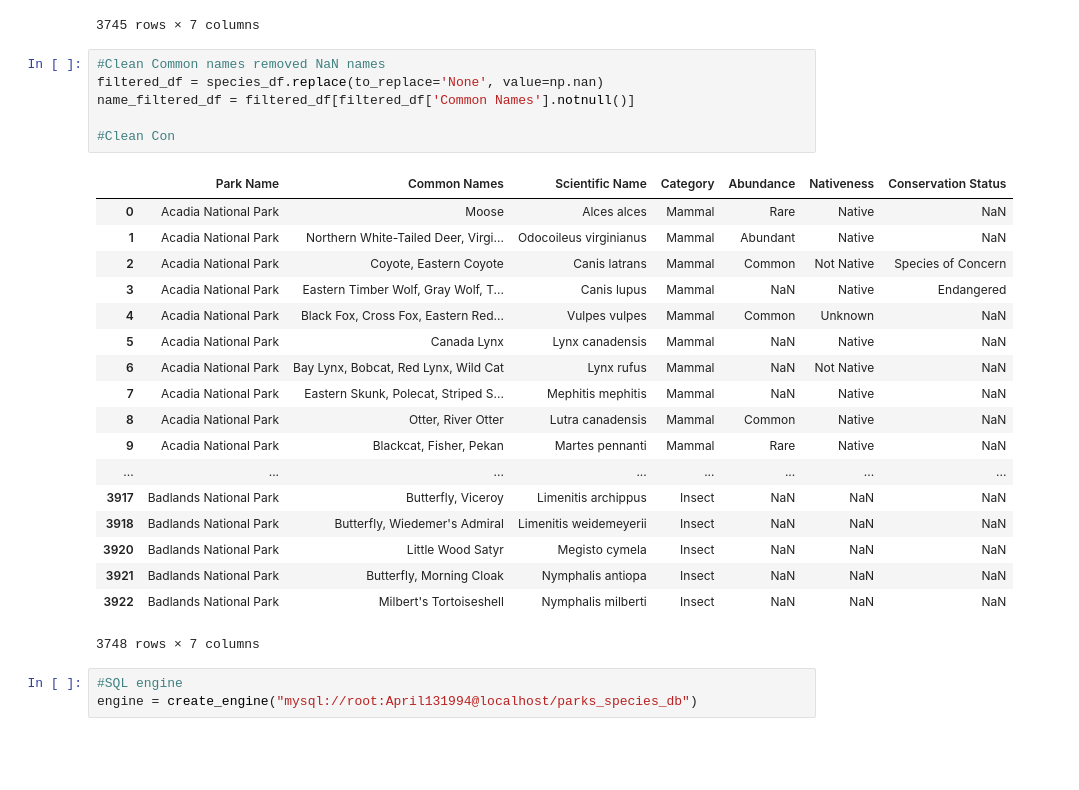
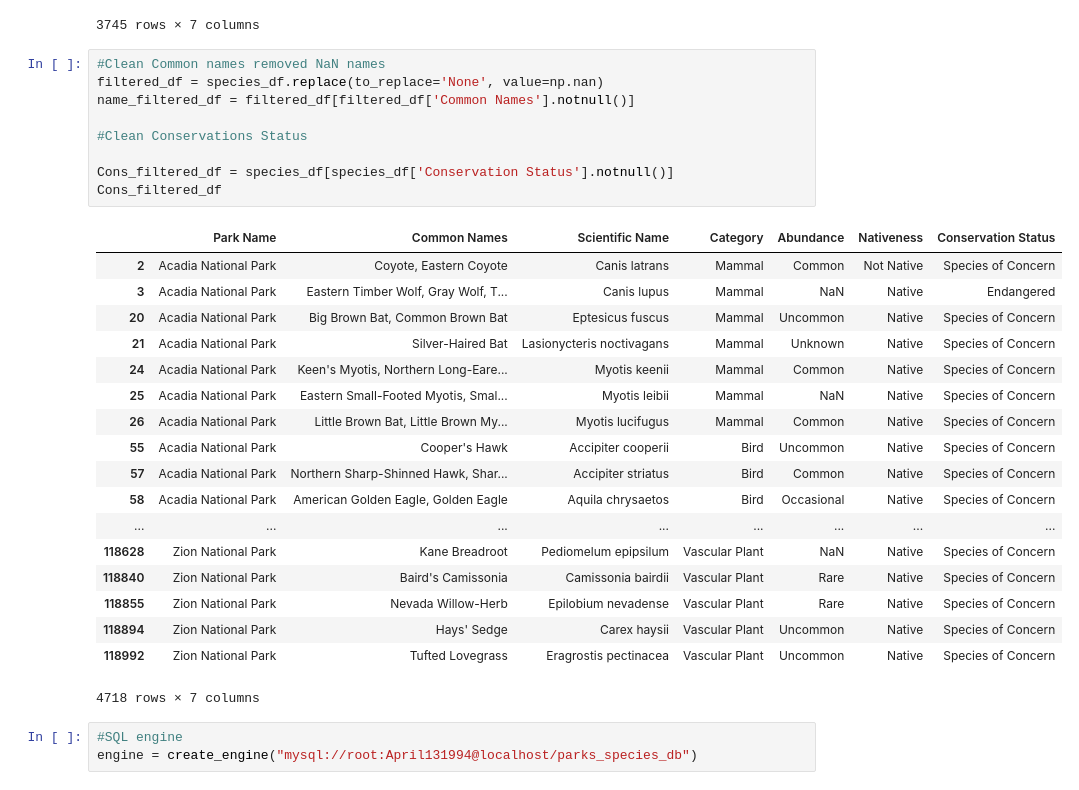
Before and after one commit to bjd-project2/Project_2, a Jupyter notebook: Project2DataFrames.ipynb, the cells around one changed output. Saved outputs shown, nothing was run; the diff lists cells and outputs as text; blank space fills up the shorter version.

Commit message:
update clean

```diff
--- a/Project2DataFrames.ipynb
+++ b/Project2DataFrames.ipynb
@@ -50,28 +50,31 @@ species_df.head(3745)
 # %%
 #Clean Common names removed NaN names
 filtered_df = species_df.replace(to_replace='None', value=np.nan)
 name_filtered_df = filtered_df[filtered_df['Common Names'].notnull()]
 
-#Clean Con
+#Clean Conservations Status
+
+Cons_filtered_df = species_df[species_df['Conservation Status'].notnull()]
+Cons_filtered_df
 # %% [output]
 |  | Park Name | Common Names | Scientific Name | Category | Abundance | Nativeness | Conservation Status |
-| 0 | Acadia National Park | Moose | Alces alces | Mammal | Rare | Native | NaN |
-| 1 | Acadia National Park | Northern White-Tailed Deer, Virgi... | Odocoileus virginianus | Mammal | Abundant | Native | NaN |
 | 2 | Acadia National Park | Coyote, Eastern Coyote | Canis latrans | Mammal | Common | Not Native | Species of Concern |
 | 3 | Acadia National Park | Eastern Timber Wolf, Gray Wolf, T... | Canis lupus | Mammal | NaN | Native | Endangered |
-| 4 | Acadia National Park | Black Fox, Cross Fox, Eastern Red... | Vulpes vulpes | Mammal | Common | Unknown | NaN |
-| 5 | Acadia National Park | Canada Lynx | Lynx canadensis | Mammal | NaN | Native | NaN |
-| 6 | Acadia National Park | Bay Lynx, Bobcat, Red Lynx, Wild Cat | Lynx rufus | Mammal | NaN | Not Native | NaN |
-| 7 | Acadia National Park | Eastern Skunk, Polecat, Striped S... | Mephitis mephitis | Mammal | NaN | Native | NaN |
-| 8 | Acadia National Park | Otter, River Otter | Lutra canadensis | Mammal | Common | Native | NaN |
-| 9 | Acadia National Park | Blackcat, Fisher, Pekan | Martes pennanti | Mammal | Rare | Native | NaN |
+| 20 | Acadia National Park | Big Brown Bat, Common Brown Bat | Eptesicus fuscus | Mammal | Uncommon | Native | Species of Concern |
+| 21 | Acadia National Park | Silver-Haired Bat | Lasionycteris noctivagans | Mammal | Unknown | Native | Species of Concern |
+| 24 | Acadia National Park | Keen's Myotis, Northern Long-Eare... | Myotis keenii | Mammal | Common | Native | Species of Concern |
+| 25 | Acadia National Park | Eastern Small-Footed Myotis, Smal... | Myotis leibii | Mammal | NaN | Native | Species of Concern |
+| 26 | Acadia National Park | Little Brown Bat, Little Brown My... | Myotis lucifugus | Mammal | Common | Native | Species of Concern |
+| 55 | Acadia National Park | Cooper's Hawk | Accipiter cooperii | Bird | Uncommon | Native | Species of Concern |
+| 57 | Acadia National Park | Northern Sharp-Shinned Hawk, Shar... | Accipiter striatus | Bird | Common | Native | Species of Concern |
+| 58 | Acadia National Park | American Golden Eagle, Golden Eagle | Aquila chrysaetos | Bird | Occasional | Native | Species of Concern |
 | ... | ... | ... | ... | ... | ... | ... | ... |
-| 3917 | Badlands National Park | Butterfly, Viceroy | Limenitis archippus | Insect | NaN | NaN | NaN |
-| 3918 | Badlands National Park | Butterfly, Wiedemer's Admiral | Limenitis weidemeyerii | Insect | NaN | NaN | NaN |
-| 3920 | Badlands National Park | Little Wood Satyr | Megisto cymela | Insect | NaN | NaN | NaN |
-| 3921 | Badlands National Park | Butterfly, Morning Cloak | Nymphalis antiopa | Insect | NaN | NaN | NaN |
-| 3922 | Badlands National Park | Milbert's Tortoiseshell | Nymphalis milberti | Insect | NaN | NaN | NaN |
+| 118628 | Zion National Park | Kane Breadroot | Pediomelum epipsilum | Vascular Plant | NaN | Native | Species of Concern |
+| 118840 | Zion National Park | Baird's Camissonia | Camissonia bairdii | Vascular Plant | Rare | Native | Species of Concern |
+| 118855 | Zion National Park | Nevada Willow-Herb | Epilobium nevadense | Vascular Plant | Rare | Native | Species of Concern |
+| 118894 | Zion National Park | Hays' Sedge | Carex haysii | Vascular Plant | Uncommon | Native | Species of Concern |
+| 118992 | Zion National Park | Tufted Lovegrass | Eragrostis pectinacea | Vascular Plant | Uncommon | Native | Species of Concern |
-3748 rows × 7 columns
+4718 rows × 7 columns
 # %%
 #SQL engine
 engine = create_engine("mysql://root:April131994@localhost/parks_species_db")
```
